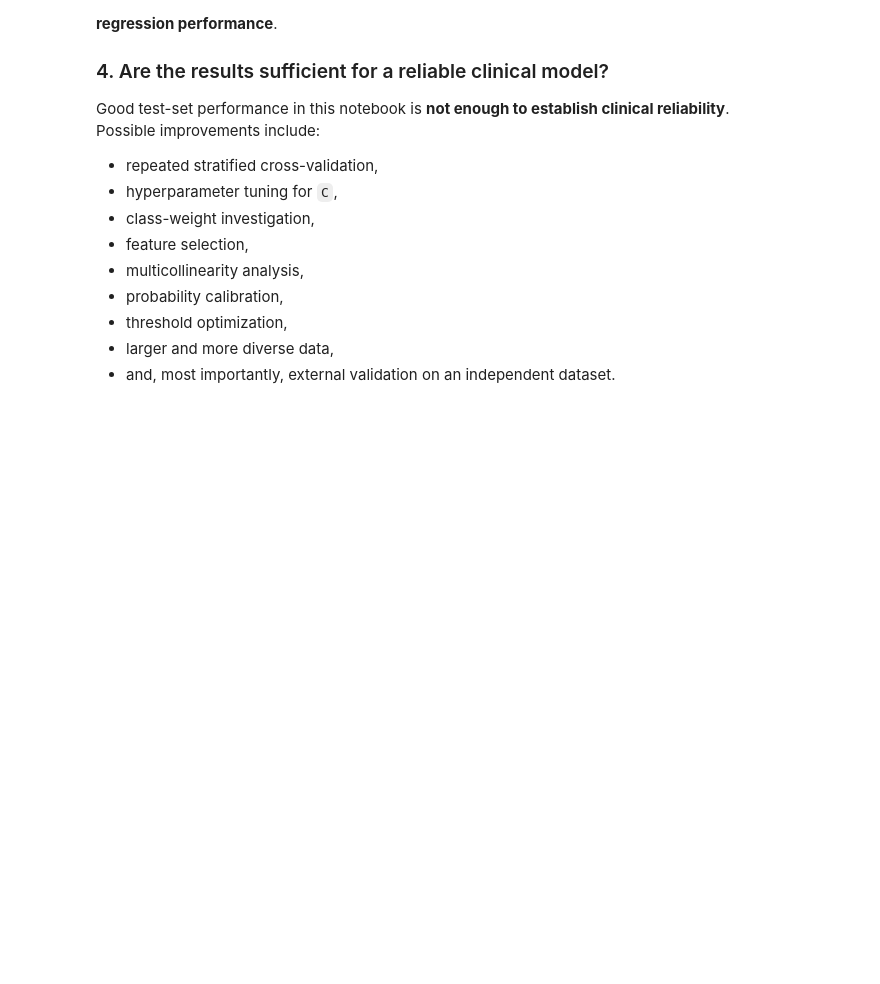
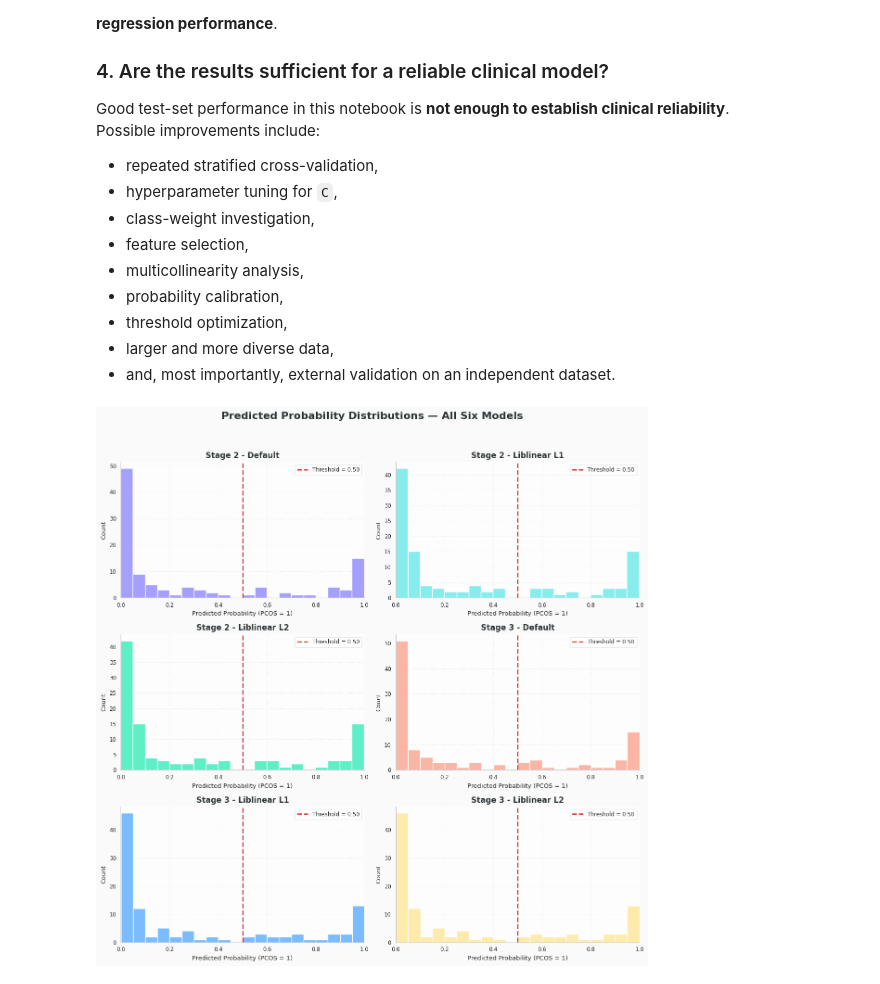
Before and after one commit to JoseAlberto88/Predictive-Analytics-, a Jupyter notebook: DAMO510_Module_06_Summer26_starter_notebook.ipynb, the cells around one changed output. Drawn from its saved outputs; the diff is of its cells as text; code cells hidden in the pictures; blank space fills up the shorter version.

```diff
--- a/DAMO510_Module_06_Summer26_starter_notebook.ipynb
+++ b/DAMO510_Module_06_Summer26_starter_notebook.ipynb
@@ -1987,3 +1987,80 @@ Possible improvements include:
 - threshold optimization,
 - larger and more diverse data,
 - and, most importantly, external validation on an independent dataset.
+# %%
+import matplotlib.pyplot as plt
+import numpy as np
+
+# Combine model dicts + which X_test each stage uses
+all_models_info = [
+    (name, model, X_test_stage2) for name, model in stage2_models.items()
+] + [
+    (name, model, X_test_stage3) for name, model in stage3_models.items()
+]
+
+# Pastel palette, one per model (6 total)
+hist_colors = [
+    "#A29BFE",  # Stage 2 - Default (soft violet)
+    "#81ECEC",  # Stage 2 - Liblinear L1 (soft turquoise)
+    "#55EFC4",  # Stage 2 - Liblinear L2 (soft mint)
+    "#FAB1A0",  # Stage 3 - Default (soft coral)
+    "#74B9FF",  # Stage 3 - Liblinear L1 (soft blue)
+    "#FFEAA7",  # Stage 3 - Liblinear L2 (soft yellow)
+]
+
+n_models = len(all_models_info)
+n_cols = 2
+n_rows = int(np.ceil(n_models / n_cols))
+
+fig, axes = plt.subplots(n_rows, n_cols, figsize=(12, 4 * n_rows))
+fig.patch.set_facecolor("#FAFAFA")
+axes = axes.flatten()
+
+for i, (model_name, model, X_test) in enumerate(all_models_info):
+    y_prob = model.predict_proba(X_test)[:, 1]
+
+    ax = axes[i]
+    ax.set_facecolor("#FDFDFD")
+
+    ax.hist(
+        y_prob,
+        bins=20,
+        color=hist_colors[i % len(hist_colors)],
+        edgecolor="white",
+        linewidth=1.0,
+        alpha=0.95
+    )
+
+    # 50% decision threshold
+    ax.axvline(
+        x=0.5,
+        color="#D63031",
+        linestyle="--",
+        linewidth=2,
+        label="Threshold = 0.50"
+    )
+
+    ax.set_title(model_name, fontsize=12, fontweight="bold", color="#2d3436")
+    ax.set_xlabel("Predicted Probability (PCOS = 1)", fontsize=9.5)
+    ax.set_ylabel("Count", fontsize=9.5)
+    ax.set_xlim(0, 1)
+    ax.tick_params(labelsize=8.5)
+    ax.grid(True, linestyle=":", linewidth=0.6, color="#dfe6e9", alpha=0.8)
+
+    for spine in ["top", "right"]:
+        ax.spines[spine].set_visible(False)
+
+    ax.legend(fontsize=8.5, loc="upper right", frameon=True, facecolor="white", edgecolor="#dfe6e9")
+
+# Hide any unused subplot axes (in case n_models is odd)
+for j in range(n_models, len(axes)):
+    axes[j].set_visible(False)
+
+fig.suptitle(
+    "Predicted Probability Distributions — All Six Models",
+    fontsize=16, fontweight="bold", color="#2d3436", y=1.0
+)
+plt.tight_layout(rect=[0, 0, 1, 0.97])
+plt.show()
+# %% [output]
+[figure, added]
```
